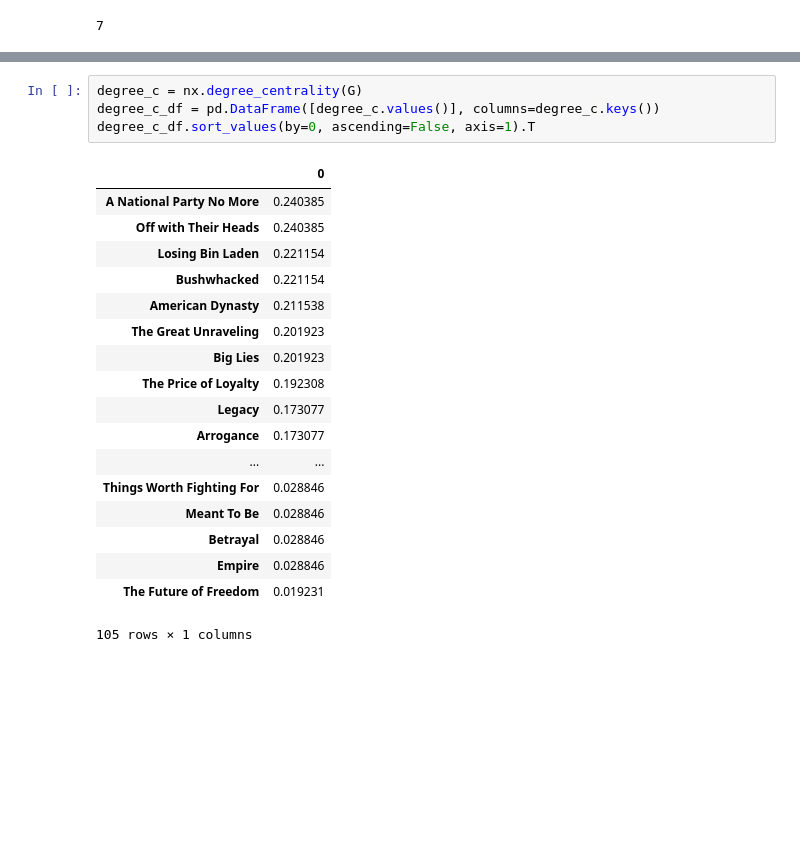
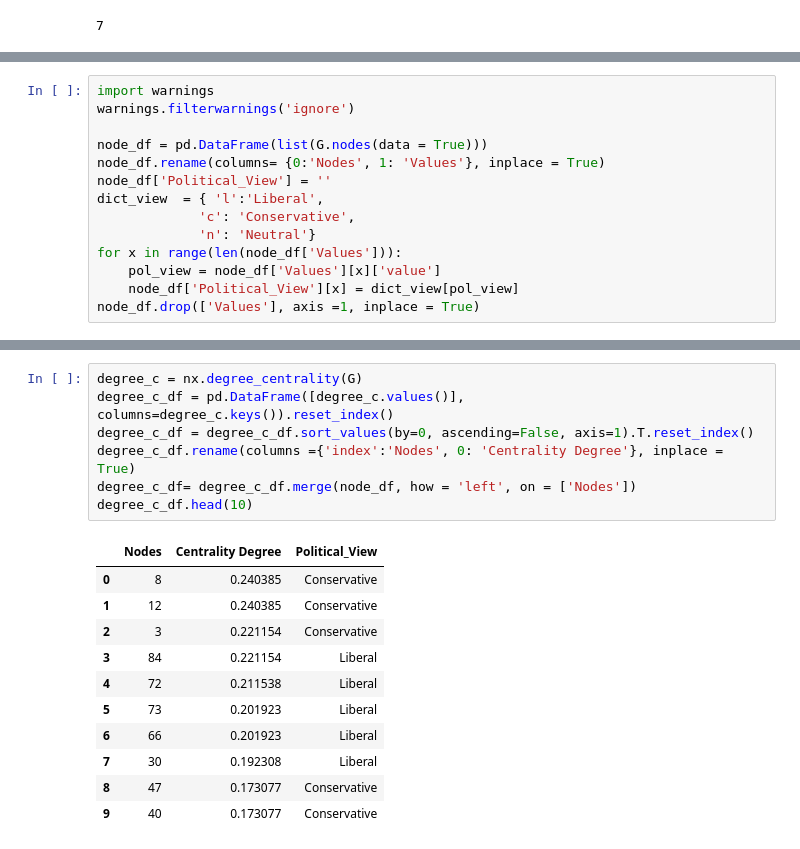
Before and after one commit to silverrainb/web-analytics, a Jupyter notebook: project1/degree_eigenvector_centrality.ipynb, the cells around one changed output, grey strips where cells are left out. Saved outputs shown, nothing was run; the diff lists cells and outputs as text; blank space fills up the shorter version.

```diff
--- a/project1/degree_eigenvector_centrality.ipynb
+++ b/project1/degree_eigenvector_centrality.ipynb
@@ -52,0 +61,14 @@ nx.diameter(G)
+# %%
+import warnings
+warnings.filterwarnings('ignore')
+
+node_df = pd.DataFrame(list(G.nodes(data = True)))
+node_df.rename(columns= {0:'Nodes', 1: 'Values'}, inplace = True)
+node_df['Political_View'] = ''
+dict_view  = { 'l':'Liberal',
+             'c': 'Conservative',
+             'n': 'Neutral'}
+for x in range(len(node_df['Values'])):
+    pol_view = node_df['Values'][x]['value']
+    node_df['Political_View'][x] = dict_view[pol_view]
+node_df.drop(['Values'], axis =1, inplace = True)
@@ -73,23 +138,19 @@ degree_centrality.sort_values(['Connection_Num'], ascending= False).head(10)
 # %%
 degree_c = nx.degree_centrality(G)
-degree_c_df = pd.DataFrame([degree_c.values()], columns=degree_c.keys())
-degree_c_df.sort_values(by=0, ascending=False, axis=1).T
+degree_c_df = pd.DataFrame([degree_c.values()], columns=degree_c.keys()).reset_index()
+degree_c_df = degree_c_df.sort_values(by=0, ascending=False, axis=1).T.reset_index()
+degree_c_df.rename(columns ={'index':'Nodes', 0: 'Centrality Degree'}, inplace = True)
+degree_c_df= degree_c_df.merge(node_df, how = 'left', on = ['Nodes'])
+degree_c_df.head(10)
 # %% [output]
-|  | 0 |
-| A National Party No More | 0.240385 |
-| Off with Their Heads | 0.240385 |
-| Losing Bin Laden | 0.221154 |
-| Bushwhacked | 0.221154 |
-| American Dynasty | 0.211538 |
-| The Great Unraveling | 0.201923 |
-| Big Lies | 0.201923 |
-| The Price of Loyalty | 0.192308 |
-| Legacy | 0.173077 |
-| Arrogance | 0.173077 |
-| ... | ... |
-| Things Worth Fighting For | 0.028846 |
-| Meant To Be | 0.028846 |
-| Betrayal | 0.028846 |
-| Empire | 0.028846 |
-| The Future of Freedom | 0.019231 |
+|  | Nodes | Centrality Degree | Political_View |
+| 0 | 8 | 0.240385 | Conservative |
+| 1 | 12 | 0.240385 | Conservative |
+| 2 | 3 | 0.221154 | Conservative |
+| 3 | 84 | 0.221154 | Liberal |
+| 4 | 72 | 0.211538 | Liberal |
+| 5 | 73 | 0.201923 | Liberal |
+| 6 | 66 | 0.201923 | Liberal |
+| 7 | 30 | 0.192308 | Liberal |
+| 8 | 47 | 0.173077 | Conservative |
+| 9 | 40 | 0.173077 | Conservative |
-105 rows × 1 columns
```
Also changed, not shown: parts of 23 cells of this notebook, 11 other files.
